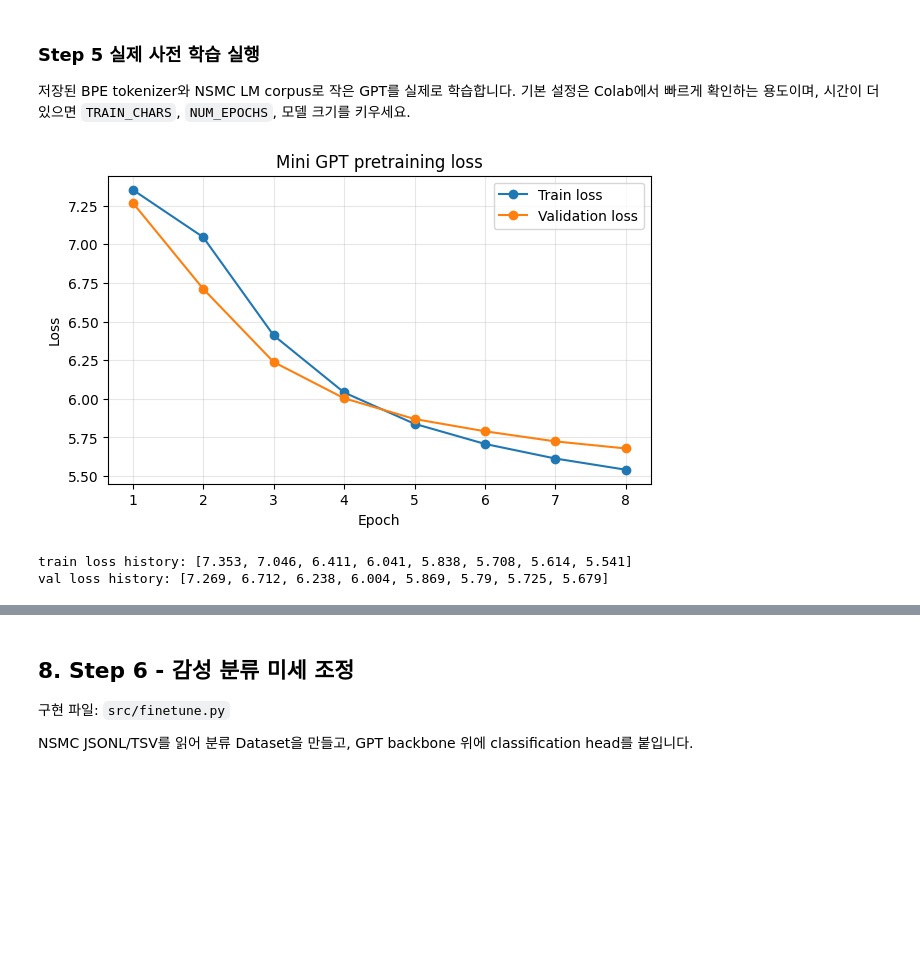
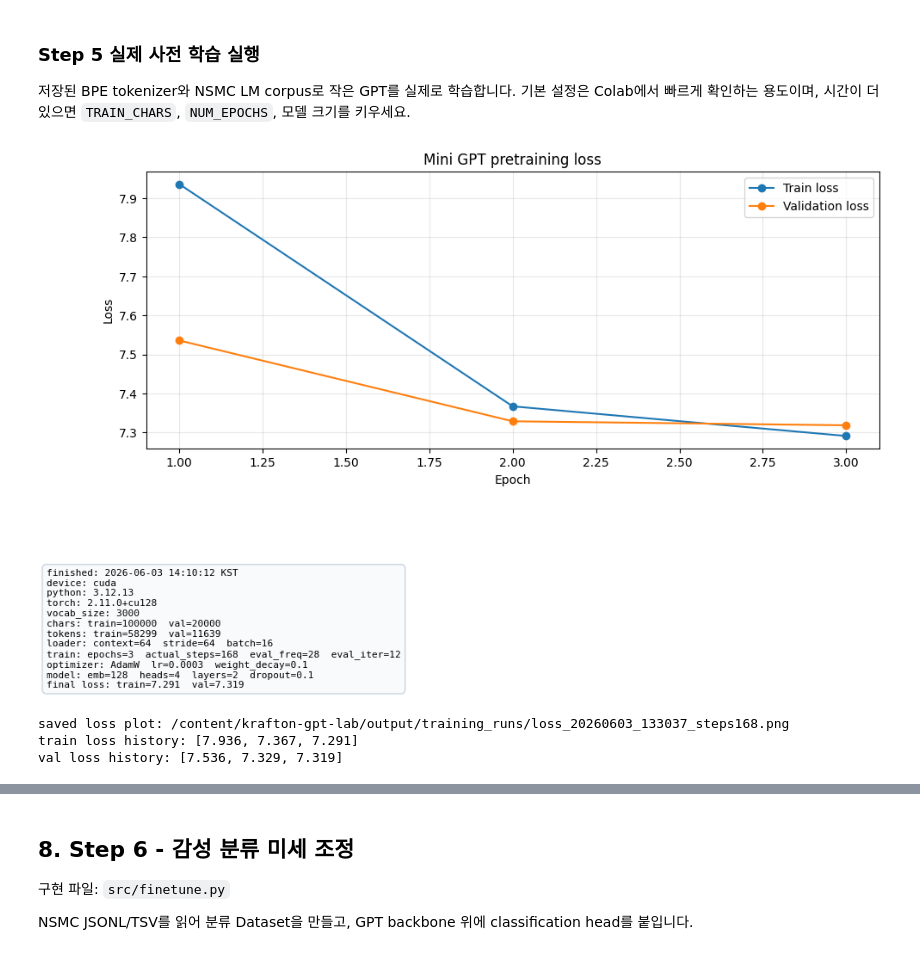
Before and after one commit to LJH098/krafton-gpt-lab, a Jupyter notebook: gpt-lab.ipynb, the cells around one changed output, grey strips where cells are left out. Cells and saved outputs as stored; diff of their text form; code cells hidden in the pictures; blank space fills up the shorter version.

```diff
--- a/gpt-lab.ipynb
+++ b/gpt-lab.ipynb
@@ -667,21 +667,27 @@ try:
 
     finished_at = datetime.now(KST)
 
+    cfg = globals().get("pretrain_config", globals().get("config", {}))
+
     run_conditions = [
         f"finished: {finished_at.strftime('%Y-%m-%d %H:%M:%S KST')}",
         f"device: {safe('device')}",
         f"python: {platform.python_version()}",
-        f"torch: {safe('torch').__version__ if 'torch' in globals() else 'N/A'}",
+        f"torch: {torch.__version__ if 'torch' in globals() else 'N/A'}",
         f"vocab_size: {safe('vocab_size')}",
-        f"chars: train={safe('MAX_TRAIN_CHARS')}  val={safe('MAX_VAL_CHARS')}",
-        f"loader: context={safe('context_length')}  stride={safe('stride')}  batch={safe('batch_size')}",
-        f"train: epochs={safe('num_epochs')}  max_steps={safe('max_steps')}  actual_steps={global_step}",
-        f"eval: eval_freq={safe('eval_freq')}  eval_iter={safe('eval_iter')}",
-        f"optimizer: AdamW  lr={safe('learning_rate')}",
-        f"model: emb={safe('config', {}).get('emb_dim', 'N/A') if isinstance(safe('config'), dict) else 'N/A'}  "
-        f"heads={safe('config', {}).get('n_heads', 'N/A') if isinstance(safe('config'), dict) else 'N/A'}  "
-        f"layers={safe('config', {}).get('n_layers', 'N/A') if isinstance(safe('config'), dict) else 'N/A'}  "
-        f"dropout={safe('config', {}).get('drop_rate', 'N/A') if isinstance(safe('config'), dict) else 'N/A'}",
+        f"chars: train={safe('TRAIN_CHARS')}  val={safe('VAL_CHARS')}",
+        f"tokens: train={len(train_token_ids) if 'train_token_ids' in globals() else 'N/A'}  "
+        f"val={len(val_token_ids) if 'val_token_ids' in globals() else 'N/A'}",
+        f"loader: context={safe('CONTEXT_LENGTH')}  "
+        f"stride={safe('TRAIN_STRIDE')}  batch={safe('BATCH_SIZE')}",
+        f"train: epochs={safe('NUM_EPOCHS')}  actual_steps={global_step}  "
+        f"eval_freq={safe('EVAL_FREQ')}  eval_iter={safe('EVAL_ITER')}",
+        f"optimizer: AdamW  lr={safe('PRETRAIN_LR')}  "
+        f"weight_decay={safe('PRETRAIN_WEIGHT_DECAY')}",
+        f"model: emb={cfg.get('emb_dim', 'N/A')}  "
+        f"heads={cfg.get('n_heads', 'N/A')}  "
+        f"layers={cfg.get('n_layers', 'N/A')}  "
+        f"dropout={cfg.get('drop_rate', 'N/A')}",
         f"final loss: train={final_train_loss:.3f}  val={final_val_loss:.3f}",
     ]
 
@@ -703,33 +709,34 @@ try:
         0.02,
         "\n".join(run_conditions),
         ha="left",
         va="bottom",
         fontsize=8,
         family="monospace",
         bbox={
             "boxstyle": "round,pad=0.45",
             "facecolor": "#f8fafc",
             "edgecolor": "#cbd5e1",
         },
     )
 
     fig.savefig(plot_path, dpi=180, bbox_inches="tight")
     plt.show()
 
     print("saved loss plot:", plot_path)
     print("train loss history:", [round(x, 3) for x in train_loss_history])
     print("val loss history:", [round(x, 3) for x in val_loss_history])
 
     # Colab이면 자동 다운로드
     try:
         from google.colab import files
         files.download(str(plot_path))
     except Exception as e:
         print("Colab download skipped:", e)
 
 except NameError:
     print("먼저 실제 pretraining 실행 셀을 실행하세요.")
 # %% [output]
-[figure, old version]
+[figure, new version]
-train loss history: [7.353, 7.046, 6.411, 6.041, 5.838, 5.708, 5.614, 5.541]
-val loss history: [7.269, 6.712, 6.238, 6.004, 5.869, 5.79, 5.725, 5.679]
+saved loss plot: /content/krafton-gpt-lab/output/training_runs/loss_20260603_133037_steps168.png
+train loss history: [7.936, 7.367, 7.291]
+val loss history: [7.536, 7.329, 7.319]
```
Also changed, not shown: parts of 1 cell of this notebook.
